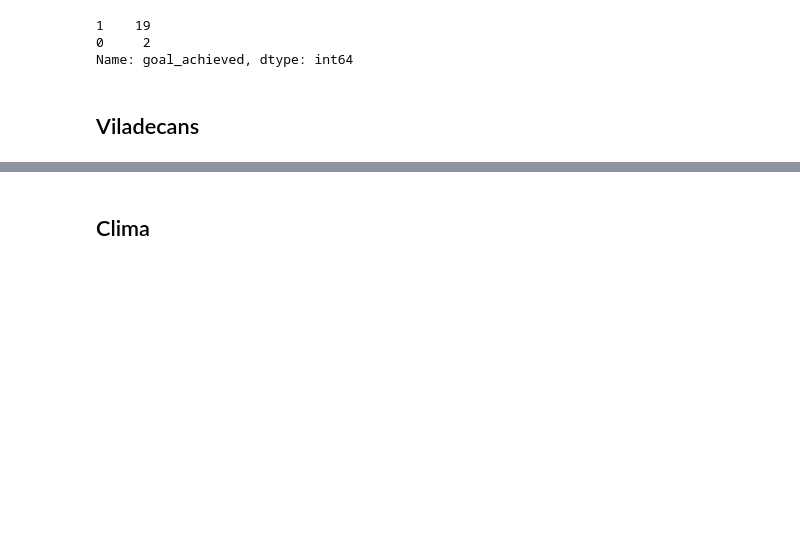
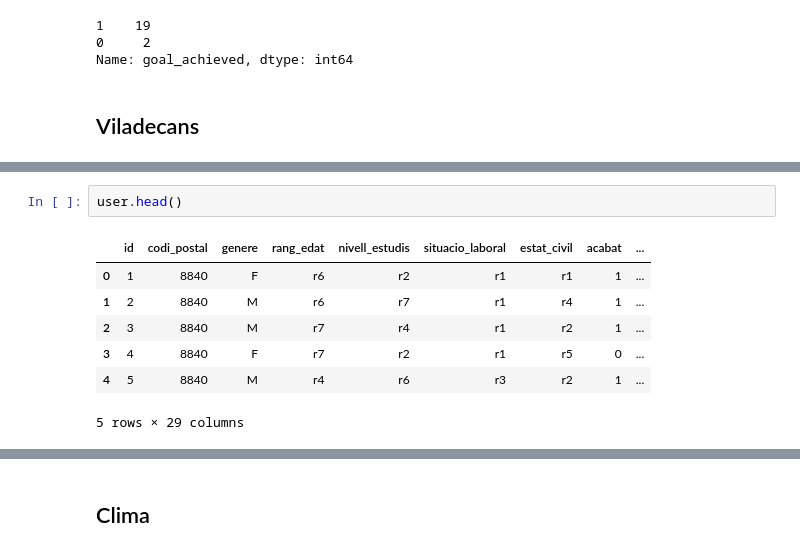
Before and after one commit to menektoni/TfG, a Jupyter notebook: Data_Analysis.ipynb, the cells around one changed output, grey strips where cells are left out. Cells and saved outputs as stored; diff of their text form; blank space fills up the shorter version.

```diff
--- a/Data_Analysis.ipynb
+++ b/Data_Analysis.ipynb
@@ -50,0 +86,10 @@ Name: goal_achieved, dtype: int64
+# %%
+user.head()
+# %% [output]
+|  | id | codi_postal | genere | rang_edat | nivell_estudis | situacio_laboral | estat_civil | acabat | ... |
+| 0 | 1 | 8840 | F | r6 | r2 | r1 | r1 | 1 | ... |
+| 1 | 2 | 8840 | M | r6 | r7 | r1 | r4 | 1 | ... |
+| 2 | 3 | 8840 | M | r7 | r4 | r1 | r2 | 1 | ... |
+| 3 | 4 | 8840 | F | r7 | r2 | r1 | r5 | 0 | ... |
+| 4 | 5 | 8840 | M | r4 | r6 | r3 | r2 | 1 | ... |
+5 rows × 29 columns
```
Also changed, not shown: parts of 9 cells of this notebook.
